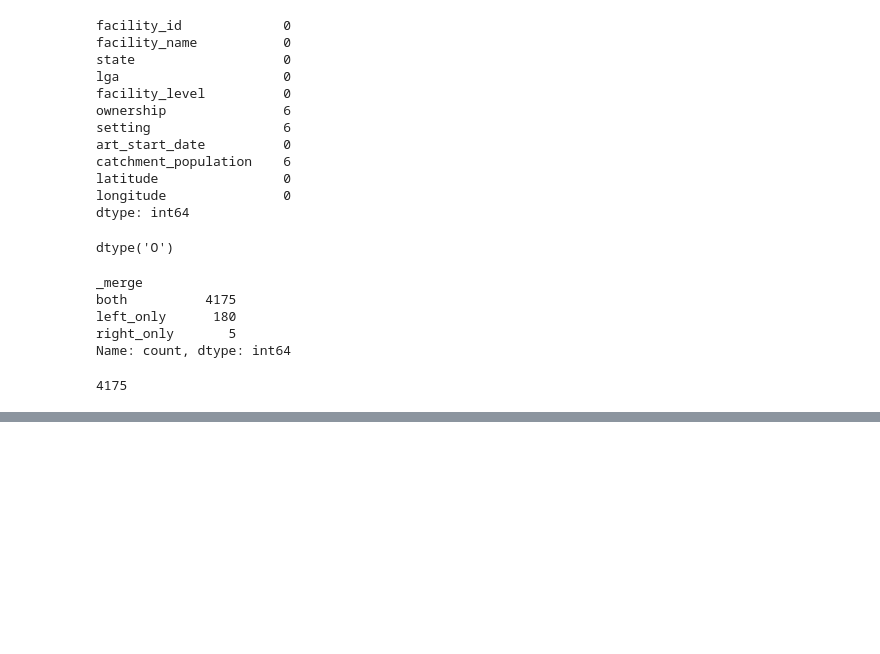
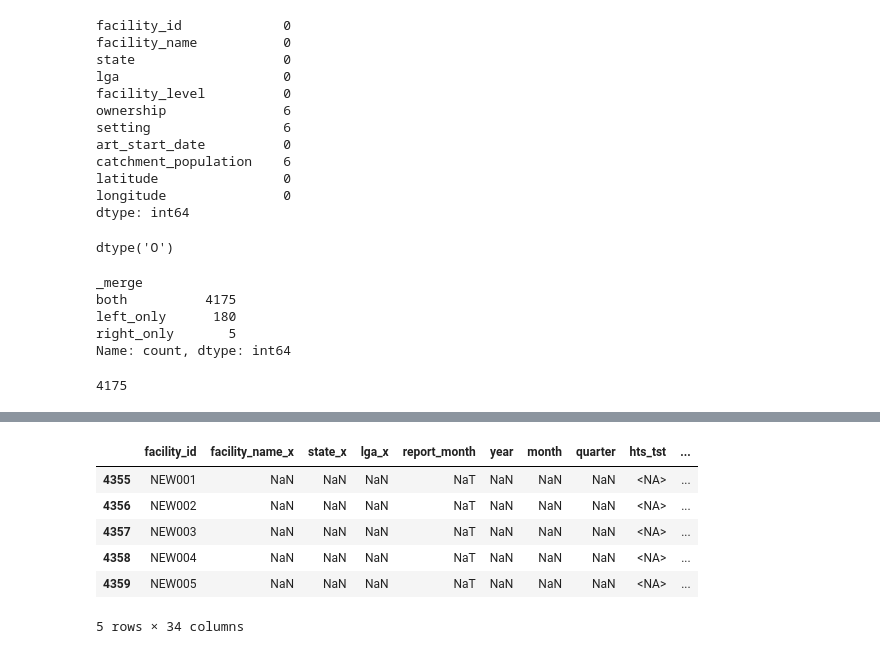
Before and after one commit to AlozieCollins/Intern-dataset-work, a Jupyter notebook: work.ipynb, the cells around one changed output, grey strips where cells are left out. Drawn from its saved outputs; the diff is of its cells as text; code cells hidden in the pictures; blank space fills up the shorter version.

```diff
--- a/work.ipynb
+++ b/work.ipynb
@@ -285,0 +336,13 @@ len(in_both)
+# %%
+fmnaa = merged[
+    merged["_merge"] == "right_only"
+]
+fmnaa
+# %% [output]
+|  | facility_id | facility_name_x | state_x | lga_x | report_month | year | month | quarter | hts_tst | ... |
+| 4355 | NEW001 | NaN | NaN | NaN | NaT | NaN | NaN | NaN | <NA> | ... |
+| 4356 | NEW002 | NaN | NaN | NaN | NaT | NaN | NaN | NaN | <NA> | ... |
+| 4357 | NEW003 | NaN | NaN | NaN | NaT | NaN | NaN | NaN | <NA> | ... |
+| 4358 | NEW004 | NaN | NaN | NaN | NaT | NaN | NaN | NaN | <NA> | ... |
+| 4359 | NEW005 | NaN | NaN | NaN | NaT | NaN | NaN | NaN | <NA> | ... |
+5 rows × 34 columns
```
Also changed, not shown: parts of 4 cells of this notebook.
